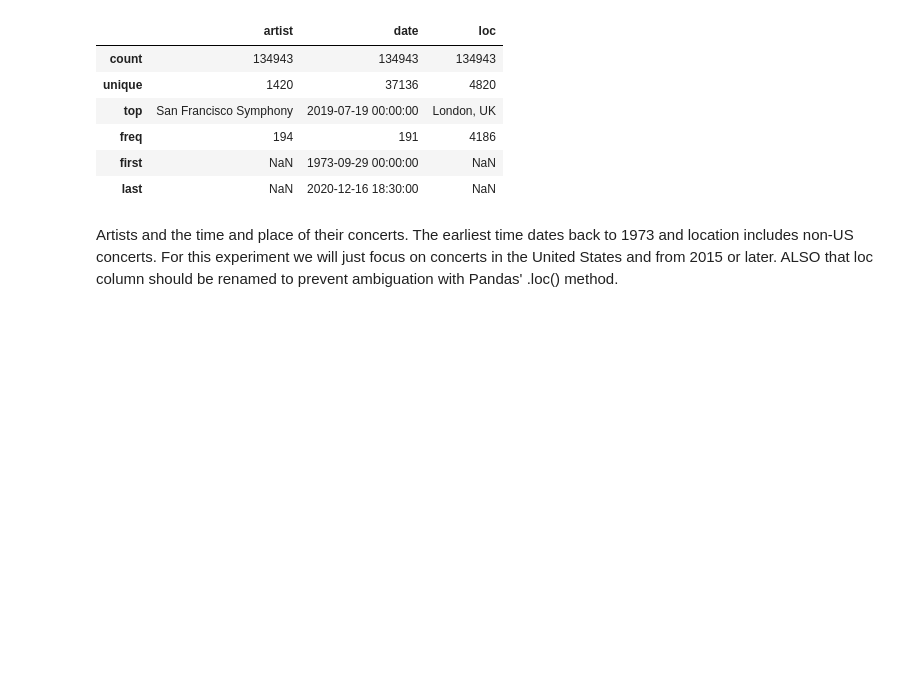
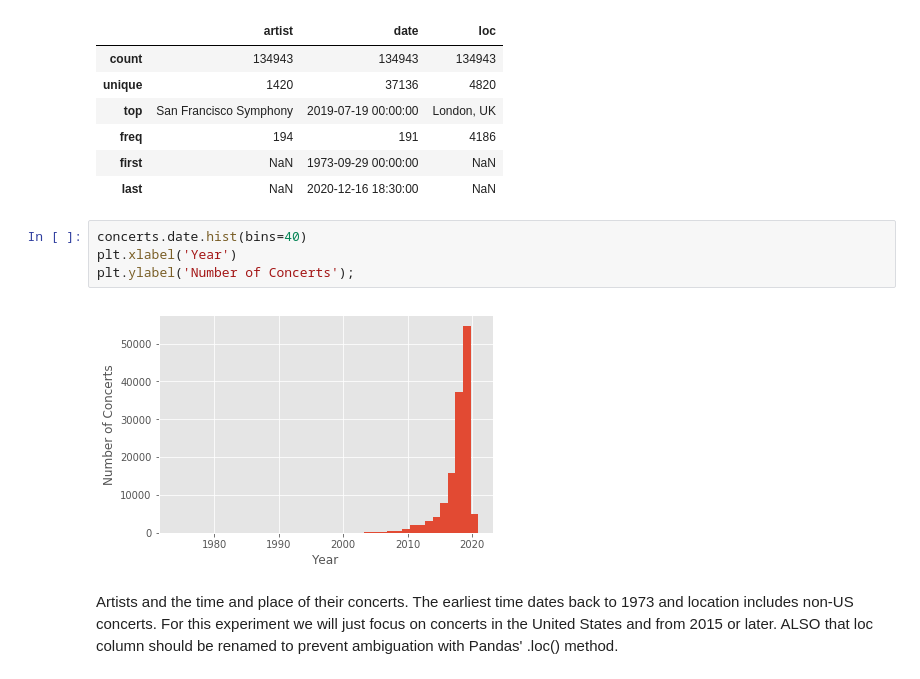
Before and after one commit to Patrickbfuller/solve_music_probs, a Jupyter notebook: up_next/walkthrough.ipynb, the cells around one changed output. Saved outputs shown, nothing was run; the diff lists cells and outputs as text; blank space fills up the shorter version.

```diff
--- a/up_next/walkthrough.ipynb
+++ b/up_next/walkthrough.ipynb
@@ -80,6 +79,12 @@ concerts.describe()
 | freq | 194 | 191 | 4186 |
 | first | NaN | 1973-09-29 00:00:00 | NaN |
 | last | NaN | 2020-12-16 18:30:00 | NaN |
+# %%
+concerts.date.hist(bins=40)
+plt.xlabel('Year')
+plt.ylabel('Number of Concerts');
+# %% [output]
+[figure, added]
 # %% [markdown]
 Artists and the time and place of their concerts. The earliest time dates back to 1973 and location includes non-US concerts. For this experiment we will just focus on concerts in the United States and from 2015 or later. ALSO that loc column should be renamed to prevent ambiguation with Pandas' .loc() method.
 # %% [markdown]
```
Also changed, not shown: parts of 13 cells of this notebook.
